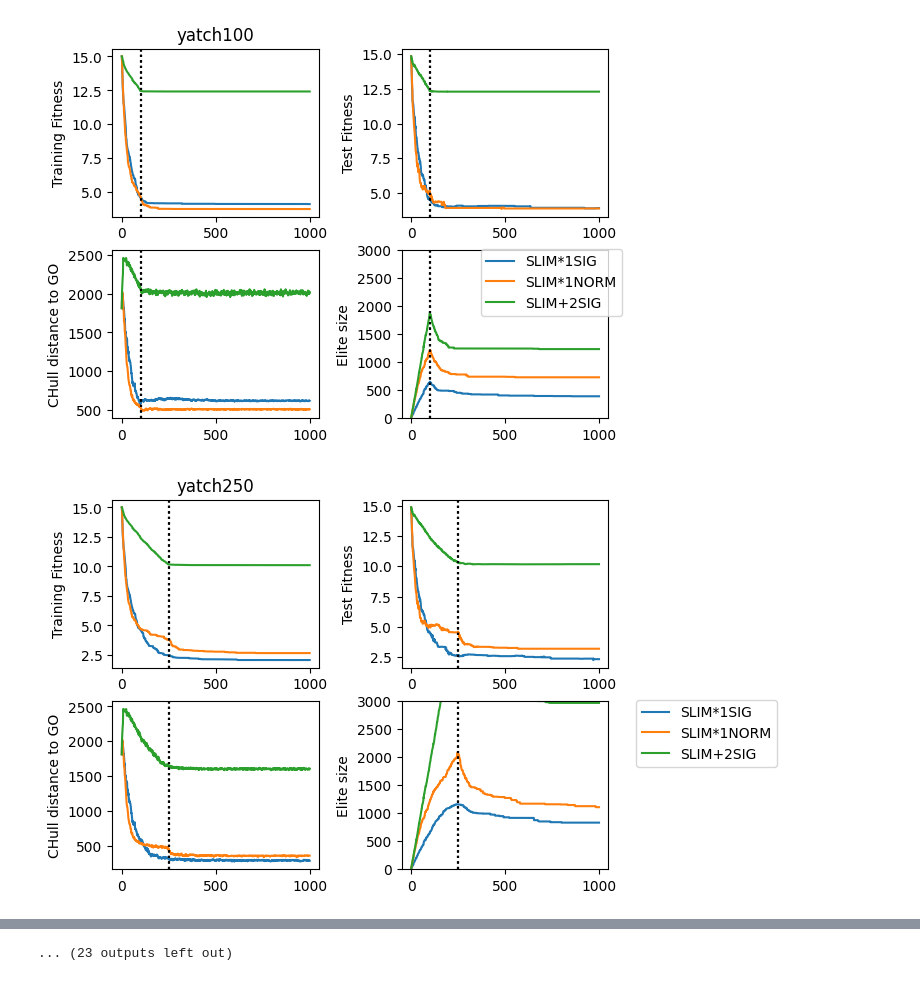
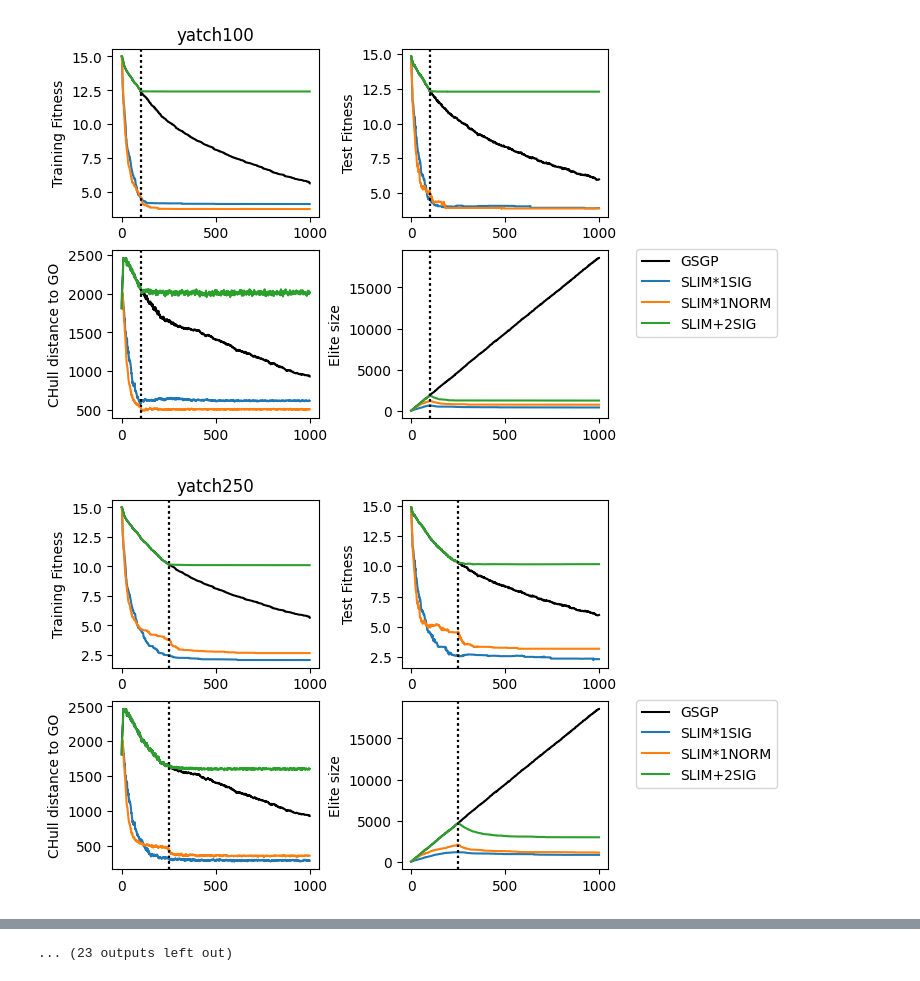
Before and after one commit to Rizzolioli/SlimShady, a Jupyter notebook: utils/CHull visualizations.ipynb, the cells around one changed output, grey strips where cells are left out. Drawn from its saved outputs; the diff is of its cells as text; code cells hidden in the pictures.

Commit message:
visualizations

```diff
--- a/utils/CHull visualizations.ipynb
+++ b/utils/CHull visualizations.ipynb
@@ -16,44 +25,60 @@ results.threshold = results.threshold.astype(int)
 # %%
 for data in results.dataset.unique():
-    for th in results.threshold.unique():
+    gsgp = results.query("algo == 'STD-GSGP' and dataset == @data")[['generation',  "training_fitness","test_fitness", "elite_size", "distance_chull"]].groupby('generation').median()
+    for th in [100, 250, 500, 750, 900]:
         gs = gridspec.GridSpec(2, 2)
         gs.update( wspace=0.4)
         pl.figure()
-        for algo in results.algo.unique():
+
+        ax1 = pl.subplot(gs[0, 0])
+        pl.plot(gsgp.index, gsgp['training_fitness'], label = 'GSGP', color = 'black')
+
+
+        ax2 = pl.subplot(gs[0, 1])
+        pl.plot(gsgp.index, gsgp['test_fitness'], label = 'GSGP', color = 'black')
+
+
+        ax3 = pl.subplot(gs[1, 0])
+        pl.plot(gsgp.index, gsgp['distance_chull'], label = 'GSGP', color = 'black')
+
+        ax4 = pl.subplot(gs[1, 1]) #1,1
+        pl.plot(gsgp.index, gsgp['elite_size'], label = 'GSGP', color = 'black')
+
+        for algo in ['SLIM*1SIG', 'SLIM*1NORM', 'SLIM+2SIG']:
 
 
             grouped = results.query("algo == @algo and dataset == @data and threshold == @th")[['generation',  "training_fitness","test_fitness", "elite_size", "distance_chull"]].groupby('generation').median()
 
 
             ax1 = pl.subplot(gs[0, 0])
             pl.plot(grouped.index, grouped['training_fitness'], label = algo)
             pl.axvline(x = th, linestyle = 'dotted', color = 'black')
             ax1.set_ylabel('Training Fitness')
 
 
             ax2 = pl.subplot(gs[0, 1])
             pl.plot(grouped.index, grouped['test_fitness'], label = algo)
             pl.axvline(x = th, linestyle = 'dotted', color = 'black')
             ax2.set_ylabel('Test Fitness')
 
 
             ax3 = pl.subplot(gs[1, 0])
             pl.plot(grouped.index, grouped['distance_chull'], label = algo)
             pl.axvline(x = th, linestyle = 'dotted', color = 'black')
             ax3.set_ylabel('CHull distance to GO')
 
-            ax3 = pl.subplot(gs[1, 1]) #1,1
+            ax4 = pl.subplot(gs[1, 1]) #1,1
             pl.plot(grouped.index, grouped['elite_size'], label = algo)
             pl.axvline(x = th, linestyle = 'dotted', color = 'black')
-            ax3.set_ylim(0, 3000)
-            ax3.set_ylabel('Elite size')
+#             ax3.set_ylim(0, 3000)
+            ax4.set_ylabel('Elite size')
 
 
 
 
         ax1.set_title(data + str(th))
-        ax3.legend(bbox_to_anchor=(1.1, 1.05))
+        ax4.legend(bbox_to_anchor=(1.1, 1.05))
         plt.show()
 # %% [output]
-[figure, old version]
+[figure, new version]
-[figure, old version]
+[figure, new version]
```
Also changed, not shown: parts of 2 cells of this notebook, 1 other file.
